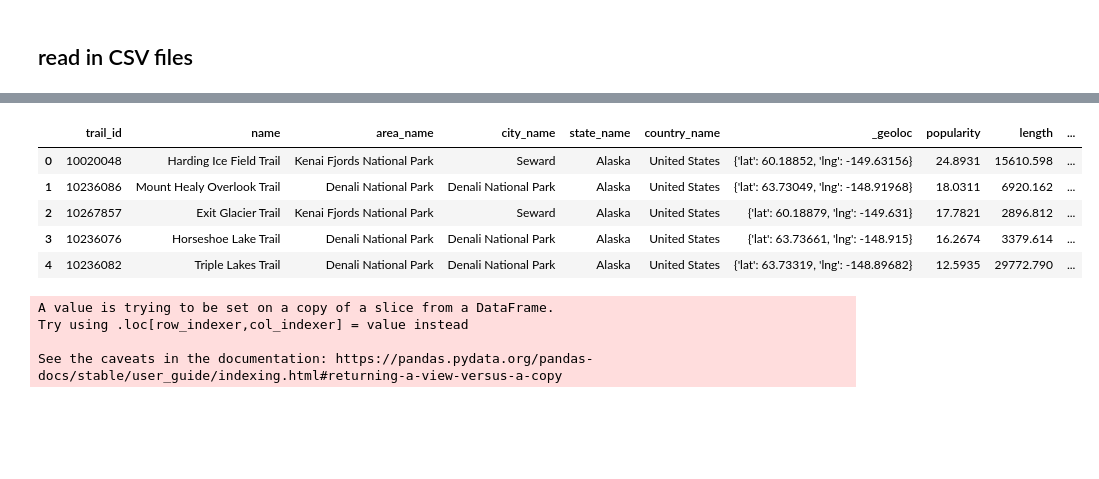
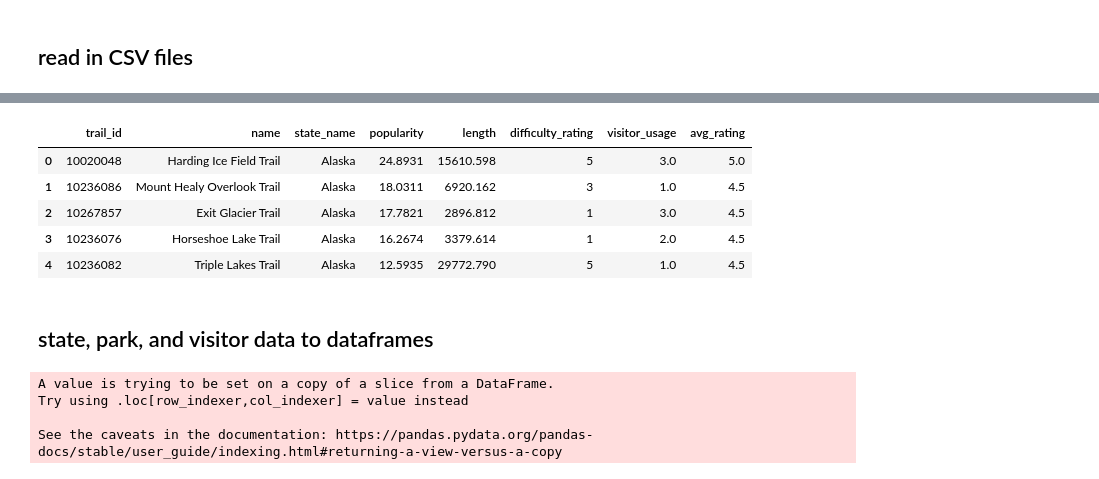
Before and after one commit to njmorr/Exploring-National-Parks, a Jupyter notebook: NationalParkData.ipynb, the cells around one changed output, grey strips where cells are left out. Cells and saved outputs as stored; diff of their text form; code cells hidden in the pictures; blank space fills up the shorter version.

```diff
--- a/NationalParkData.ipynb
+++ b/NationalParkData.ipynb
@@ -18,0 +23,4 @@ year_2010 = pd.read_csv(f"{csv_path}2010.csv", low_memory=False)
+# %%
+# 2016
+df_trails = pd.DataFrame(all_trails)
+df_trails.head()
@@ -18,0 +34,3 @@ year_2010 = pd.read_csv(f"{csv_path}2010.csv", low_memory=False)
+# %%
+df_trails = df_trails[["trail_id", "name", "state_name", "popularity", "length", "difficulty_rating", "visitor_usage", "avg_rating"]]
+df_trails
@@ -19,13 +51,15 @@ year_2010 = pd.read_csv(f"{csv_path}2010.csv", low_memory=False)
 # %%
-all_trails.to_csv("data//trail_data.csv", encoding = "utf-8", index = False)
-all_trails.head()
+df_trails.to_csv("data//trail_data.csv", encoding = "utf-8", index = False)
+df_trails.head()
 # %% [output]
-|  | trail_id | name | area_name | city_name | state_name | country_name | _geoloc | popularity | length | ... |
-| 0 | 10020048 | Harding Ice Field Trail | Kenai Fjords National Park | Seward | Alaska | United States | {'lat': 60.18852, 'lng': -149.63156} | 24.8931 | 15610.598 | ... |
-| 1 | 10236086 | Mount Healy Overlook Trail | Denali National Park | Denali National Park | Alaska | United States | {'lat': 63.73049, 'lng': -148.91968} | 18.0311 | 6920.162 | ... |
-| 2 | 10267857 | Exit Glacier Trail | Kenai Fjords National Park | Seward | Alaska | United States | {'lat': 60.18879, 'lng': -149.631} | 17.7821 | 2896.812 | ... |
-| 3 | 10236076 | Horseshoe Lake Trail | Denali National Park | Denali National Park | Alaska | United States | {'lat': 63.73661, 'lng': -148.915} | 16.2674 | 3379.614 | ... |
-| 4 | 10236082 | Triple Lakes Trail | Denali National Park | Denali National Park | Alaska | United States | {'lat': 63.73319, 'lng': -148.89682} | 12.5935 | 29772.790 | ... |
+|  | trail_id | name | state_name | popularity | length | difficulty_rating | visitor_usage | avg_rating |
+| 0 | 10020048 | Harding Ice Field Trail | Alaska | 24.8931 | 15610.598 | 5 | 3.0 | 5.0 |
+| 1 | 10236086 | Mount Healy Overlook Trail | Alaska | 18.0311 | 6920.162 | 3 | 1.0 | 4.5 |
+| 2 | 10267857 | Exit Glacier Trail | Alaska | 17.7821 | 2896.812 | 1 | 3.0 | 4.5 |
+| 3 | 10236076 | Horseshoe Lake Trail | Alaska | 16.2674 | 3379.614 | 1 | 2.0 | 4.5 |
+| 4 | 10236082 | Triple Lakes Trail | Alaska | 12.5935 | 29772.790 | 5 | 1.0 | 4.5 |
+# %% [markdown]
+## state, park, and visitor data to dataframes
 # %%
 # 2016
 df_2016 = pd.DataFrame(year_2016)
```
Also changed, not shown: parts of 17 cells of this notebook, 4 other files.
